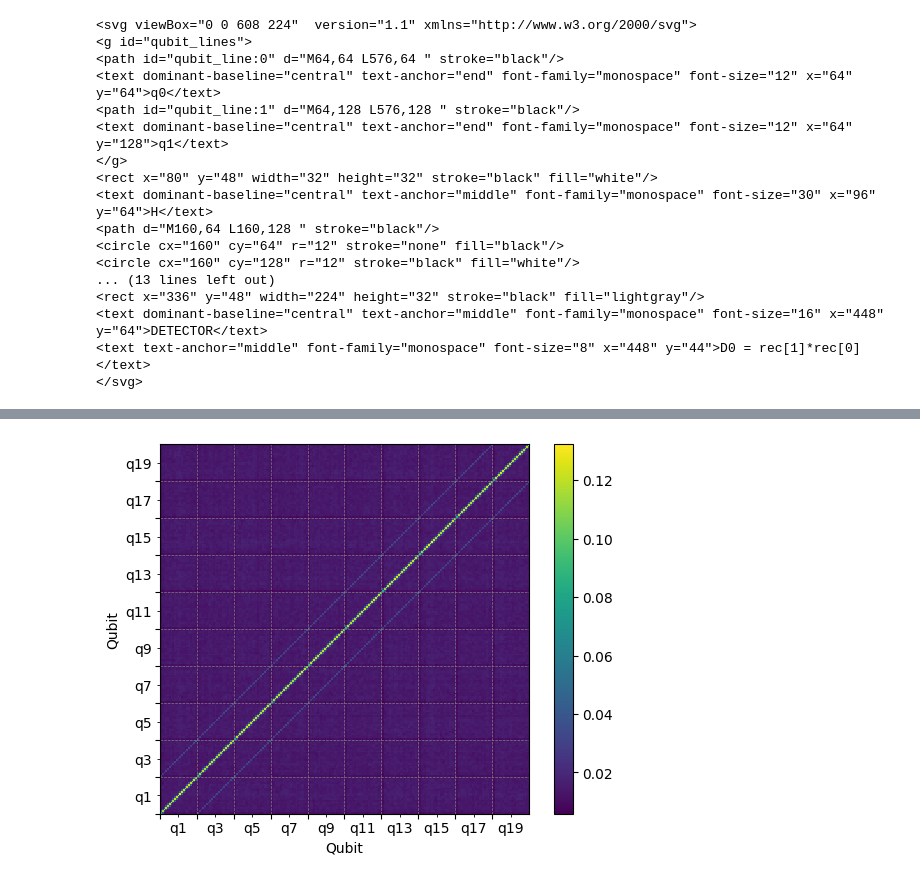
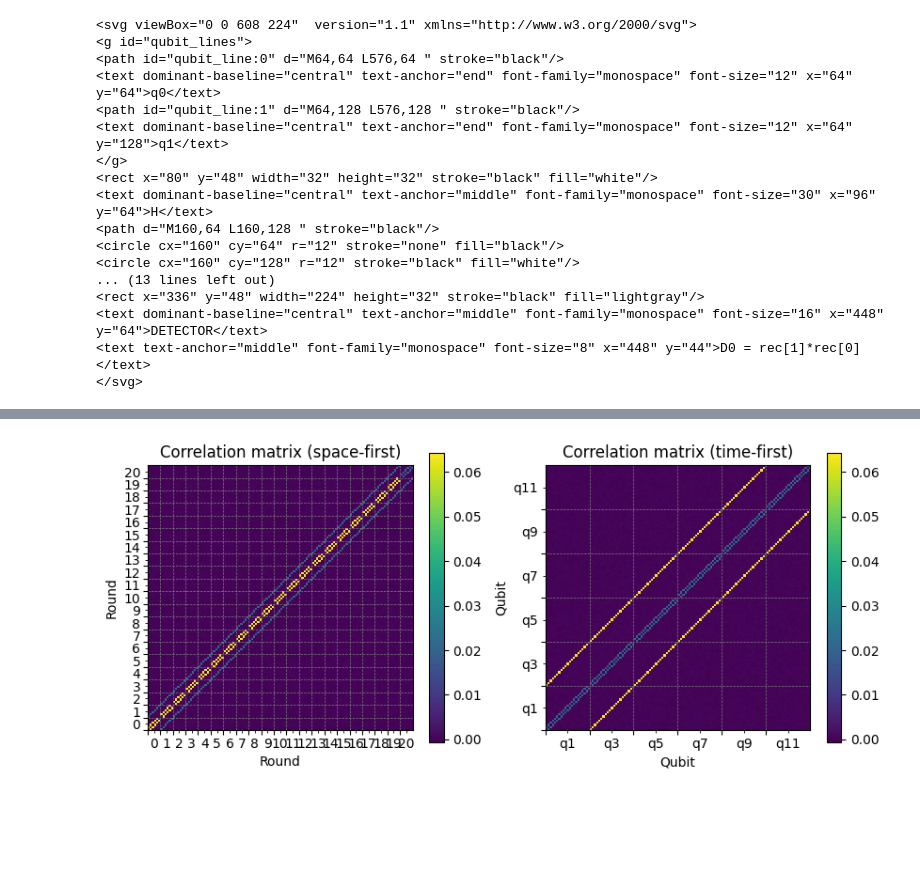
Before and after one commit to qlang-qec/qec, a Jupyter notebook: main.ipynb, the cells around one changed output, grey strips where cells are left out. Drawn from its saved outputs; the diff is of its cells as text; code cells hidden in the pictures; blank space fills up the shorter version.

```diff
--- a/main.ipynb
+++ b/main.ipynb
@@ -135,4 +136,6 @@ plt.show()
 # %%
-res1 = np.einsum('ij,ik->ijk', detector_sample, detector_sample).mean(axis=0)
-res1.shape
+xi = detector_sample.mean(axis=0)
+xi_xj = np.einsum('ij,ik->ijk', detector_sample, detector_sample).mean(axis=0)
+print(xi.shape)
+print(xi_xj.shape)
 # %% [output]
@@ -172,0 +144,5 @@ array([[0.0881, 0.0301, 0.0095, ..., 0.0101, 0.008 , 0.0094],
+# %%
+# Space-first
+p_ij = (xi_xj - np.outer(xi, xi)) / np.outer(1 - 2 * xi, 1 - 2 * xi)
+np.fill_diagonal(p_ij, 0)
+print(p_ij.shape)
@@ -173,5 +151,6 @@ array([[0.0881, 0.0301, 0.0095, ..., 0.0101, 0.008 , 0.0094],
 # %%
-res2 = np.einsum('ijkl -> jilk', res1.reshape((rounds + 1, distance - 1, rounds + 1, distance - 1)))
-res2 = res2.reshape((rounds + 1) * (distance - 1), (rounds + 1) * (distance - 1))
-res2.shape
+# Time-first
+p_ij_t = p_ij.reshape((rounds + 1, distance - 1, rounds + 1, distance - 1)).transpose(1, 0, 3, 2)
+p_ij_t = p_ij_t.reshape((rounds + 1) * (distance - 1), (rounds + 1) * (distance - 1))
+print(p_ij_t.shape)
 # %% [output]
@@ -179,22 +158,40 @@ res2.shape
-# %%
-plt.imshow(res2, interpolation="none")
-plt.colorbar()
-plt.xlabel("Qubit")
-plt.ylabel("Qubit")
-
-ax = plt.gca()
-ax.invert_yaxis()
-
-ticks = np.arange(distance - 1) * (rounds + 1) - 0.5
-labels = [f"q{i * 2 + 1}" for i in range(distance - 1)]
-
-ax.set_xticks(ticks, [])
-ax.set_xticks(ticks + (rounds + 1) / 2, labels, minor=True)
-ax.set_yticks(ticks, [])
-ax.set_yticks(ticks + (rounds + 1) / 2, labels, minor=True)
-
-ax.grid(which="major", color="gray", linestyle="--", linewidth=0.5)
-
-plt.show()
-# %% [output]
-[figure, removed]
+# %%
+fig, axs = plt.subplots(1, 2, figsize=(10, 4))
+
+# First subplot
+im1 = axs[0].imshow(p_ij, interpolation="none")
+fig.colorbar(im1, ax=axs[0])
+axs[0].set_title("Correlation matrix (space-first)")
+axs[0].set_xlabel("Round")
+axs[0].set_ylabel("Round")
+axs[0].invert_yaxis()
+
+ticks = np.arange(rounds + 1) * (distance - 1) - 0.5
+labels = range(rounds + 1)
+
+axs[0].set_xticks(ticks, [])
+axs[0].set_xticks(ticks + (distance - 1) / 2, labels, minor=True)
+axs[0].set_yticks(ticks, [])
+axs[0].set_yticks(ticks + (distance - 1) / 2, labels, minor=True)
+axs[0].grid(which="major", color="gray", linestyle="--", linewidth=0.5)
+
+# Second subplot
+im2 = axs[1].imshow(p_ij_t, interpolation="none")
+fig.colorbar(im2, ax=axs[1])
+axs[1].set_title("Correlation matrix (time-first)")
+axs[1].set_xlabel("Qubit")
+axs[1].set_ylabel("Qubit")
+axs[1].invert_yaxis()
+
+ticks = np.arange(distance - 1) * (rounds + 1) - 0.5
+labels = [f"q{i * 2 + 1}" for i in range(distance - 1)]
+
+axs[1].set_xticks(ticks, [])
+axs[1].set_xticks(ticks + (rounds + 1) / 2, labels, minor=True)
+axs[1].set_yticks(ticks, [])
+axs[1].set_yticks(ticks + (rounds + 1) / 2, labels, minor=True)
+axs[1].grid(which="major", color="gray", linestyle="--", linewidth=0.5)
+
+plt.show()
+# %% [output]
+[figure, added]
```
Also changed, not shown: parts of 17 cells of this notebook.
